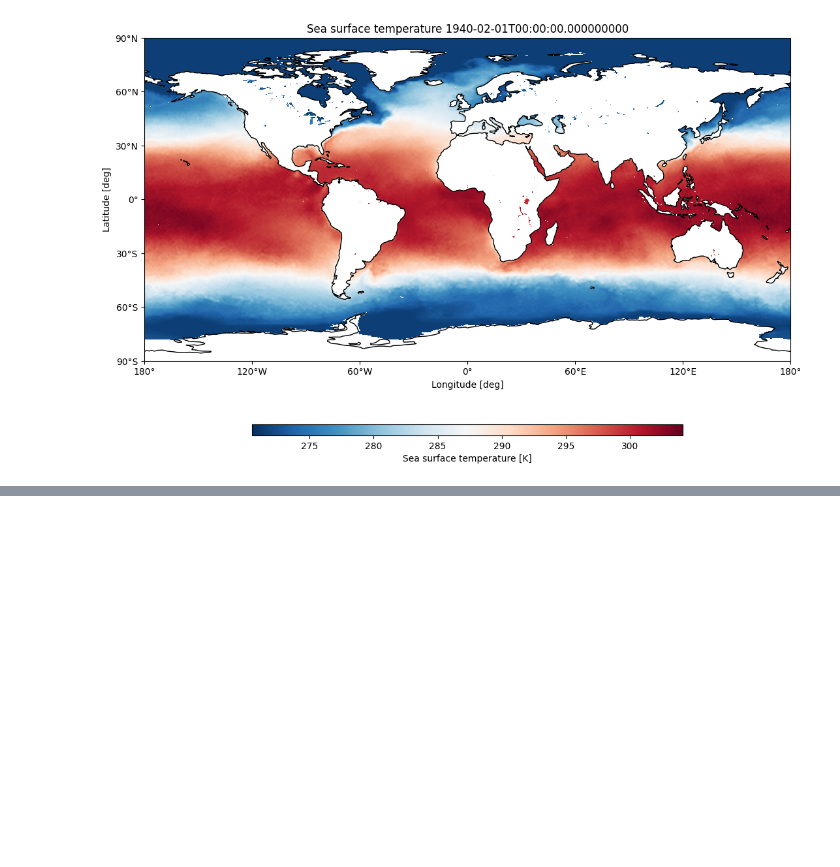
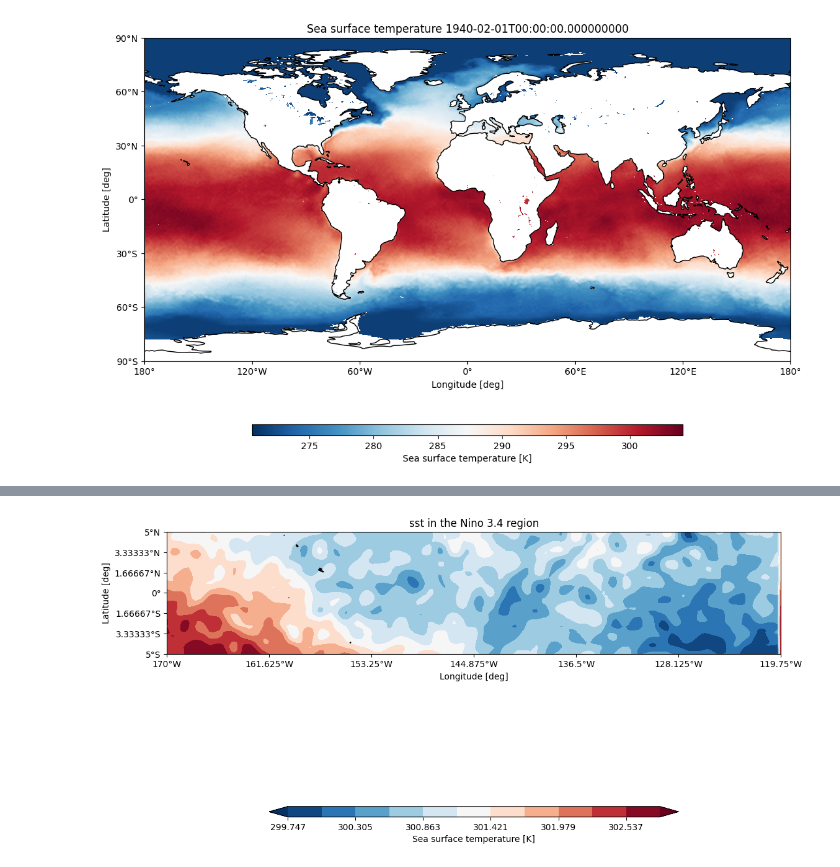
Before and after one commit to Predictia/AQUA, a Jupyter notebook: notebooks/graphics/single_map.ipynb, the cells around one changed output, grey strips where cells are left out. Saved outputs shown, nothing was run; the diff lists cells and outputs as text; code cells hidden in the pictures; blank space fills up the shorter version.

```diff
--- a/notebooks/graphics/single_map.ipynb
+++ b/notebooks/graphics/single_map.ipynb
@@ -85,0 +120,3 @@ sst_sel = area_selection(sst_plot, lon=(-10,10), lat=(-99))
+# %%
+sst_sel_box = area_selection(sst_plot, lon=lon_lim, lat=lat_lim, drop=True)
+sst_sel_box
@@ -85,0 +141,3 @@ sst_sel = area_selection(sst_plot, lon=(-10,10), lat=(-99))
+# %%
+plot_single_map(sst_sel_box, title='sst in the Nino 3.4 region', loglevel="DEBUG")
+# %% [output]
@@ -85,0 +158 @@ sst_sel = area_selection(sst_plot, lon=(-10,10), lat=(-99))
+[figure, added]
```
Also changed, not shown: parts of 11 cells of this notebook.
